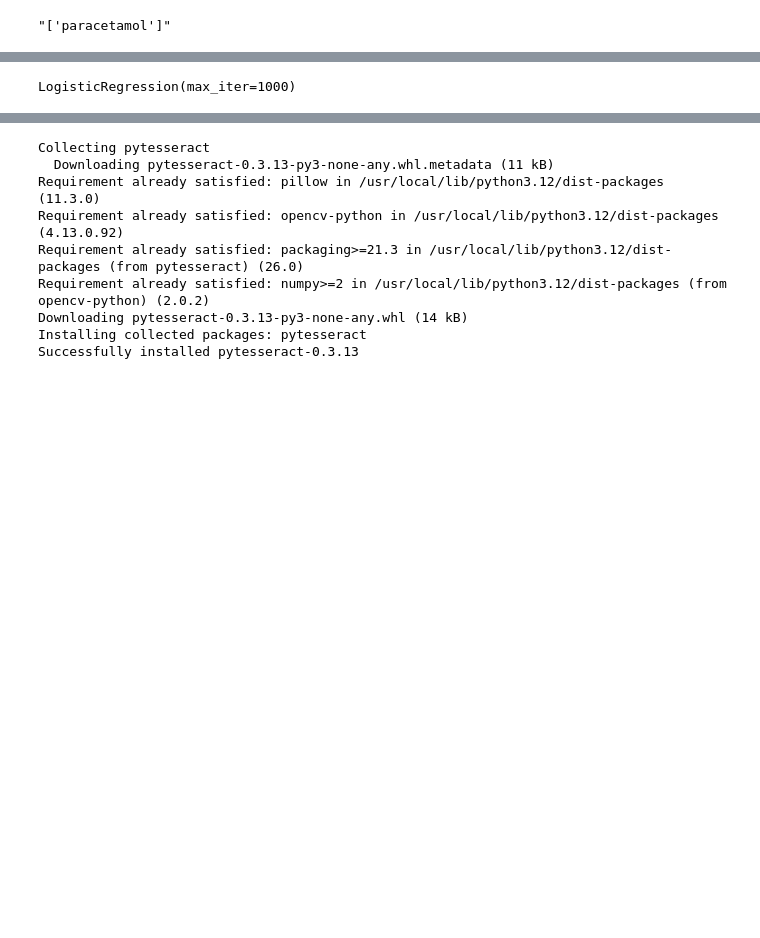
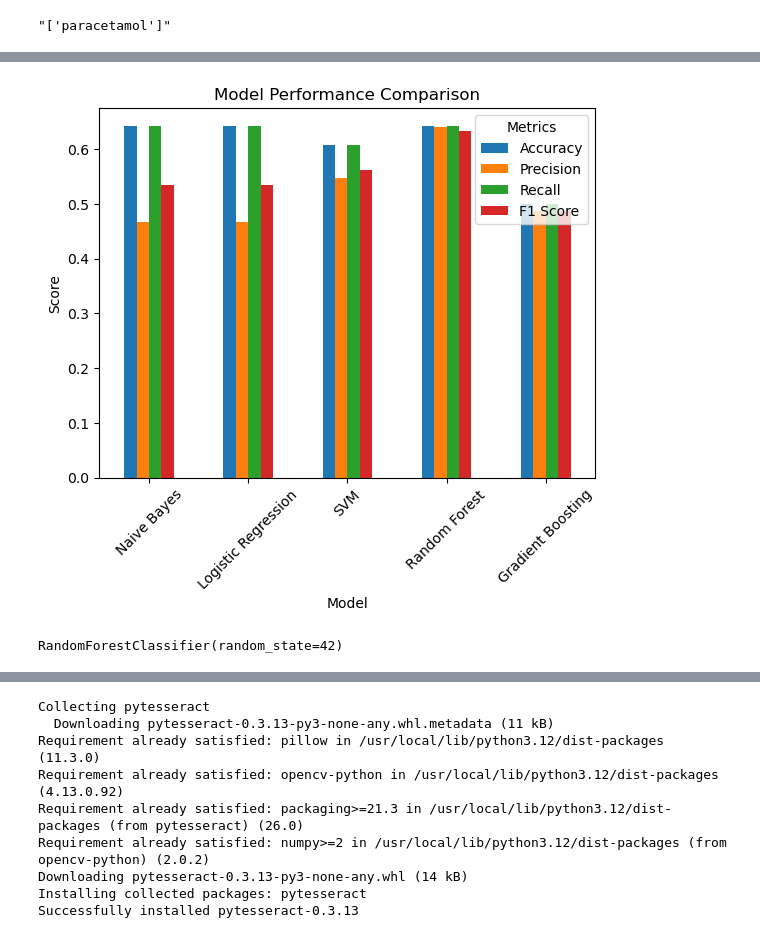
Before and after one commit to ramyadav17/DOCTOR_PRESCRIPTION_ANALYZER, a Jupyter notebook: Prescription_analyzer.ipynb, the cells around one changed output, grey strips where cells are left out. Saved outputs shown, nothing was run; the diff lists cells and outputs as text; code cells hidden in the pictures; blank space fills up the shorter version.

```diff
--- a/Prescription_analyzer.ipynb
+++ b/Prescription_analyzer.ipynb
@@ -270,9 +307,19 @@ results_df
+# %%
+import matplotlib.pyplot as plt
+results_df.set_index('Model')[['Accuracy','Precision','Recall','F1 Score']].plot(kind="bar")
+plt.title('Model Performance Comparison')
+plt.ylabel('Score')
+plt.xticks(rotation=45)
+plt.legend(title='Metrics')
+plt.show()
+# %% [output]
+[figure, added]
 # %%
-from sklearn.linear_model import LogisticRegression
-model = LogisticRegression(max_iter=1000)
+from sklearn.ensemble import RandomForestClassifier
+model = RandomForestClassifier(n_estimators=100, random_state=42)
 model.fit(X_train_vec, y_train)
 # %% [output]
-LogisticRegression(max_iter=1000)
+RandomForestClassifier(random_state=42)
 # %%
 from sklearn.metrics import classification_report, accuracy_score
 y_pred = model.predict(X_test_vec)
```
Also changed, not shown: parts of 11 cells of this notebook.
